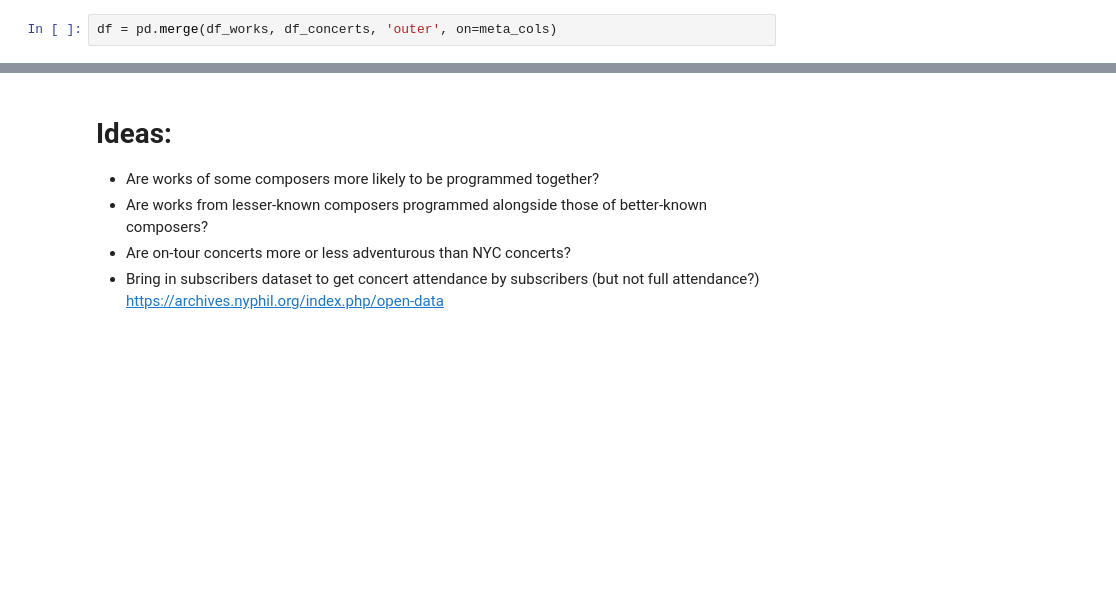
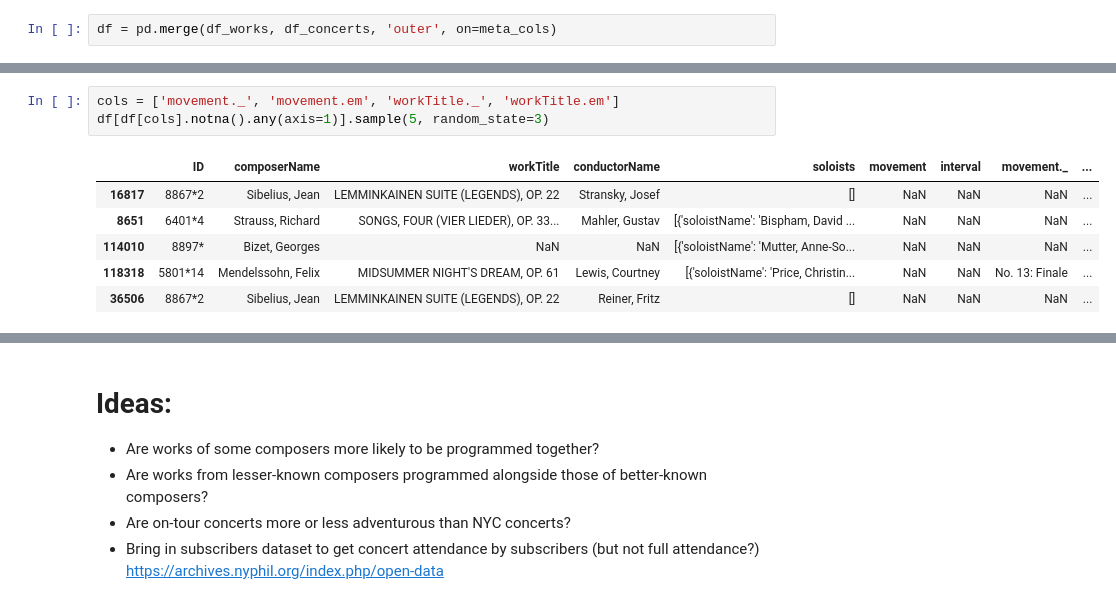
Before and after one commit to physinet/NY-Phil-EDA, a Jupyter notebook: EDA.ipynb, the cells around one changed output, grey strips where cells are left out. Drawn from its saved outputs; the diff is of its cells as text; blank space fills up the shorter version.

```diff
--- a/EDA.ipynb
+++ b/EDA.ipynb
@@ -56,0 +83,10 @@ df.head()
+# %%
+cols = ['movement._', 'movement.em', 'workTitle._', 'workTitle.em']
+df[df[cols].notna().any(axis=1)].sample(5, random_state=3)
+# %% [output]
+|  | ID | composerName | workTitle | conductorName | soloists | movement | interval | movement._ | ... |
+| 16817 | 8867*2 | Sibelius, Jean | LEMMINKAINEN SUITE (LEGENDS), OP. 22 | Stransky, Josef | [] | NaN | NaN | NaN | ... |
+| 8651 | 6401*4 | Strauss, Richard | SONGS, FOUR (VIER LIEDER), OP. 33... | Mahler, Gustav | [{'soloistName': 'Bispham, David ... | NaN | NaN | NaN | ... |
+| 114010 | 8897* | Bizet, Georges | NaN | NaN | [{'soloistName': 'Mutter, Anne-So... | NaN | NaN | NaN | ... |
+| 118318 | 5801*14 | Mendelssohn, Felix | MIDSUMMER NIGHT'S DREAM, OP. 61 | Lewis, Courtney | [{'soloistName': 'Price, Christin... | NaN | NaN | No. 13: Finale | ... |
+| 36506 | 8867*2 | Sibelius, Jean | LEMMINKAINEN SUITE (LEGENDS), OP. 22 | Reiner, Fritz | [] | NaN | NaN | NaN | ... |
```
Also changed, not shown: parts of 10 cells of this notebook.
